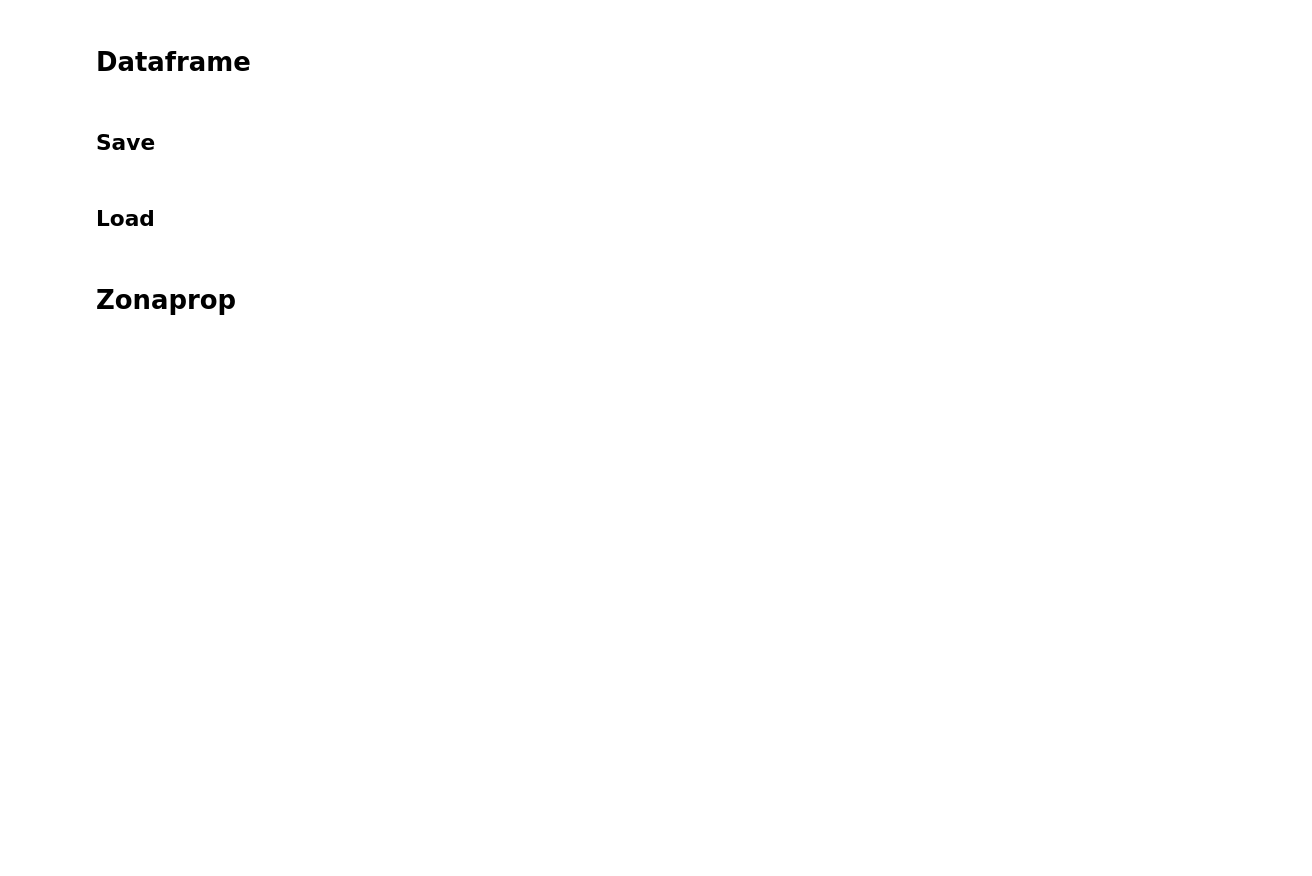
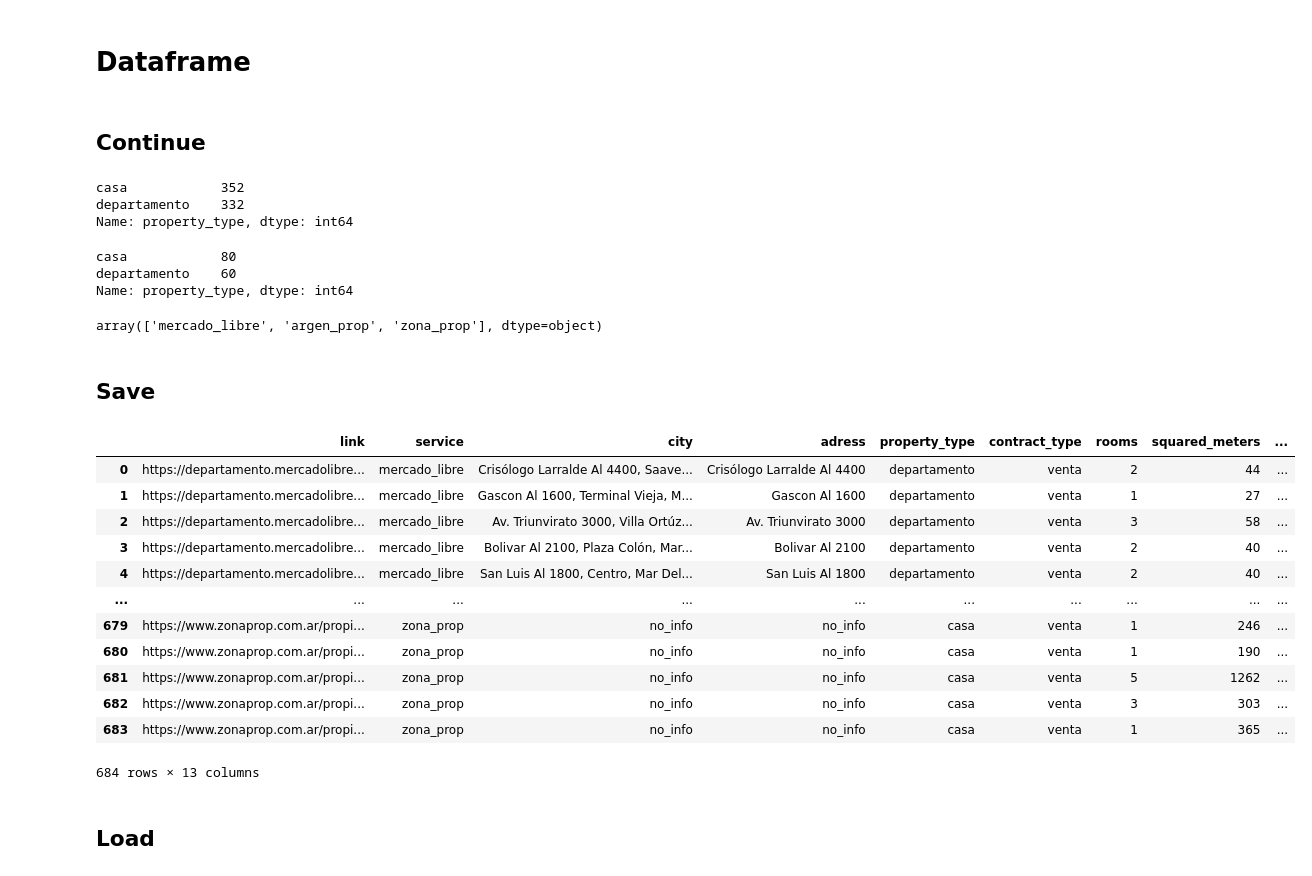
Before and after one commit to felipeaguirre66/RealStateScrapper, a Jupyter notebook: genaro_scraper.ipynb, the cells around one changed output. Cells and saved outputs as stored; diff of their text form; code cells hidden in the pictures; blank space fills up the shorter version.

Commit message:
ready all scrapers

```diff
--- a/genaro_scraper.ipynb
+++ b/genaro_scraper.ipynb
@@ -161,9 +165,9 @@ for i_url, url_ap in enumerate(all_url_ap): # iterate general URLs
     for pag in range(cant_pag): # iterate paginas
         print(f'Scraping {categorie}, pag. {pag+1} of {cant_pag}.')
 
-        url_ap = url_ap+str(pag+1)
+        this_url = url_ap+str(pag+1)
 
-        all_columns_ap.append(scrape_argenprop(url_ap))
+        all_columns_ap.append(scrape_argenprop(this_url))
 # %% [output]
 Scraping departamentos venta, pag. 1 of 2.
 Scraping departamentos venta, pag. 2 of 2.
@@ -233,14 +237,18 @@ def scrape_mercadolibre(url_ml, scrap_expensas_ML = True):
     # property_type_ml = soup_ml.find_all('span', {'class':'ui-search-item__group__element ui-search-item__subtitle shops__items-group-details'})
     # property_type_ml = [c.text.split(' en ')[0] for c in property_type_ml]
     if 'casa' in url_ml:
-        property_type_ml = ['Casa']*len(links_ml)
+        property_type_ml = ['casa']*len(links_ml)
     else:
-        property_type_ml = ['Departamento']*len(links_ml)
+        property_type_ml = ['departamento']*len(links_ml)
     all_data_ml.append(property_type_ml)
 
     # Contract type
-    contract_type_ml = soup_ml.find_all('span', {'class':'ui-search-item__group__element ui-search-item__subtitle shops__items-group-details'})
-    contract_type_ml = [c.text.split(' en ')[-1] for c in contract_type_ml]
+    # contract_type_ml = soup_ml.find_all('span', {'class':'ui-search-item__group__element ui-search-item__subtitle shops__items-group-details'})
+    # contract_type_ml = [c.text.split(' en ')[-1] for c in contract_type_ml]
+    if 'alquiler' in url_ml:
+        contract_type_ml = ['alquiler']*len(links_ml)
+    else:
+        contract_type_ml = ['venta']*len(links_ml)
     all_data_ml.append(contract_type_ml)
 
     # Rooms and Squared Meters
@@ -317,9 +325,9 @@ for i_url, url_ml in enumerate(all_url_ml): # iterate general URLs
 
         pag_counter = (48*pag)+1
 
-        url_ml = url_ml.replace('NRO_PAGINA',str(pag_counter)) #define page number
+        this_url = url_ml.replace('NRO_PAGINA',str(pag_counter)) #define page number
 
-        all_columns_ml.append(scrape_mercadolibre(url_ml))
+        all_columns_ml.append(scrape_mercadolibre(this_url))
 # %% [output]
 Scraping departamentos venta, pag. 1 of 2.
 Scraping departamentos venta, pag. 2 of 2.
@@ -337,18 +486,65 @@ amount_columns = 12
 
 ml_combined = [ [item for sublist in all_columns_ml for item in sublist[i]] for i in range(amount_columns)]
 ap_combined = [ [item for sublist in all_columns_ap for item in sublist[i]] for i in range(amount_columns)]
+zp_combined = [ [item for sublist in all_columns_zp for item in sublist[i]] for i in range(amount_columns)]
 
 # Combine every scrapped web
 all_columns = []
 for i in range(amount_columns):
-    all_columns.append(ml_combined[i]+ap_combined[i])
+    all_columns.append(ml_combined[i]+ap_combined[i]+zp_combined[i])
 
-
-col_names = ['link','service','adress','city','property_type','contract_type','rooms','squared_meters','buy_rent_currency','expensas_currency','buy_rent_price','expensas_price']
+# Construct df
+col_names = ['link','service','city','adress','property_type','contract_type',
+             'rooms','squared_meters','buy_rent_currency','expensas_currency','buy_rent_price','expensas_price']
 df = pd.DataFrame(all_columns).T
 df.columns = col_names
+
+# Create total price per month
+df['total_price'] = df['buy_rent_price'] + df['expensas_price']
+
+# fill nans (not int, since it would alter central tendency measures)
+df['link'].fillna('no_info', inplace=True)
+df['adress'].fillna('no_info', inplace=True)
+df['city'].fillna('no_info', inplace=True)
+df['expensas_currency'].fillna('consult_currency', inplace=True)
+df['buy_rent_currency'].fillna('consult_currency', inplace=True)
+df['expensas_currency'].fillna('consult_currency', inplace=True)
+# %% [markdown]
+## Continue
+# %%
+df['property_type'].value_counts().head(60)
+# %% [output]
+casa            352
+departamento    332
+Name: property_type, dtype: int64
+# %%
+df.query('service == "zona_prop"')['property_type'].value_counts()
+# %% [output]
+casa            80
+departamento    60
+Name: property_type, dtype: int64
+# %%
+df['service'].unique()
+# %% [output]
+array(['mercado_libre', 'argen_prop', 'zona_prop'], dtype=object)
 # %% [markdown]
 ## Save
+# %%
+df
+# %% [output]
+|  | link | service | city | adress | property_type | contract_type | rooms | squared_meters | ... |
+| 0 | https://departamento.mercadolibre... | mercado_libre | Crisólogo Larralde Al 4400, Saave... | Crisólogo Larralde Al 4400 | departamento | venta | 2 | 44 | ... |
+| 1 | https://departamento.mercadolibre... | mercado_libre | Gascon Al 1600, Terminal Vieja, M... | Gascon Al 1600 | departamento | venta | 1 | 27 | ... |
+| 2 | https://departamento.mercadolibre... | mercado_libre | Av. Triunvirato 3000, Villa Ortúz... | Av. Triunvirato 3000 | departamento | venta | 3 | 58 | ... |
+| 3 | https://departamento.mercadolibre... | mercado_libre | Bolivar Al 2100, Plaza Colón, Mar... | Bolivar Al 2100 | departamento | venta | 2 | 40 | ... |
+| 4 | https://departamento.mercadolibre... | mercado_libre | San Luis Al 1800, Centro, Mar Del... | San Luis Al 1800 | departamento | venta | 2 | 40 | ... |
+| ... | ... | ... | ... | ... | ... | ... | ... | ... | ... |
+| 679 | https://www.zonaprop.com.ar/propi... | zona_prop | no_info | no_info | casa | venta | 1 | 246 | ... |
+| 680 | https://www.zonaprop.com.ar/propi... | zona_prop | no_info | no_info | casa | venta | 1 | 190 | ... |
+| 681 | https://www.zonaprop.com.ar/propi... | zona_prop | no_info | no_info | casa | venta | 5 | 1262 | ... |
+| 682 | https://www.zonaprop.com.ar/propi... | zona_prop | no_info | no_info | casa | venta | 3 | 303 | ... |
+| 683 | https://www.zonaprop.com.ar/propi... | zona_prop | no_info | no_info | casa | venta | 1 | 365 | ... |
+684 rows × 13 columns
 # %%
 # Checkpoint
 # df.to_csv('scraped_df.csv', index=False)
@@ -360,2 +555,0 @@ df = pd.read_csv('scraped_df.csv')
-# %% [markdown]
-# Zonaprop
```
Also changed, not shown: parts of 11 cells of this notebook, 1 other file.
